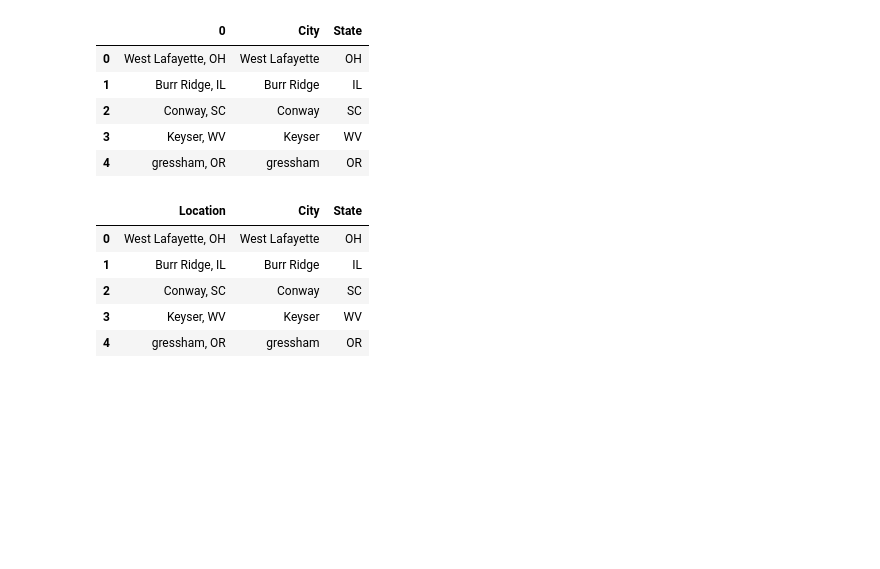
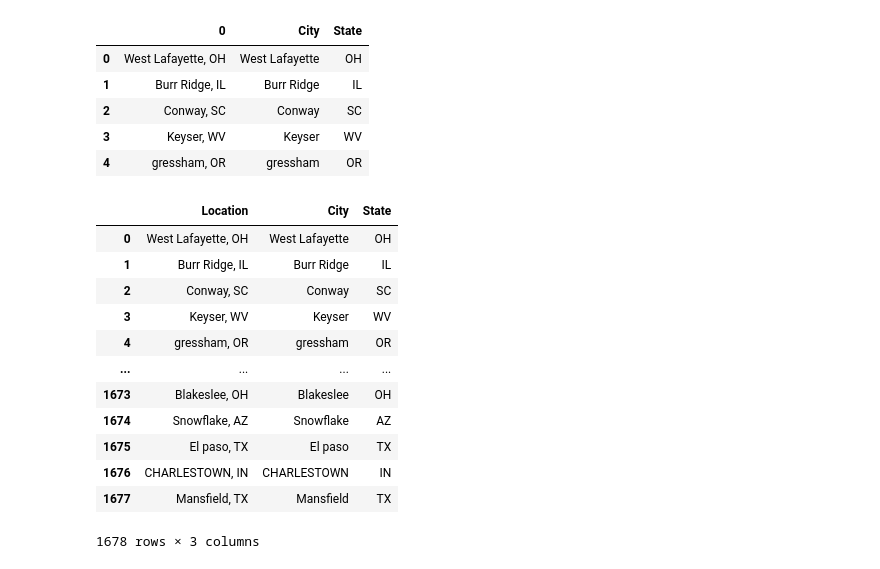
Before and after one commit to scheaton/Group-Project-3, a Jupyter notebook: latlngbook.ipynb, the cells around one changed output. Drawn from its saved outputs; the diff is of its cells as text; code cells hidden in the pictures; blank space fills up the shorter version.

```diff
--- a/latlngbook.ipynb
+++ b/latlngbook.ipynb
@@ -105,11 +88,18 @@ unique_df.head()
 # %%
 unique_df.rename({0:"Location"}, axis="columns", inplace=True)
 # %%
-unique_df.head()
+unique_df
 # %% [output]
 |  | Location | City | State |
 | 0 | West Lafayette, OH | West Lafayette | OH |
 | 1 | Burr Ridge, IL | Burr Ridge | IL |
 | 2 | Conway, SC | Conway | SC |
 | 3 | Keyser, WV | Keyser | WV |
 | 4 | gressham, OR | gressham | OR |
+| ... | ... | ... | ... |
+| 1673 | Blakeslee, OH | Blakeslee | OH |
+| 1674 | Snowflake, AZ | Snowflake | AZ |
+| 1675 | El paso, TX | El paso | TX |
+| 1676 | CHARLESTOWN, IN | CHARLESTOWN | IN |
+| 1677 | Mansfield, TX | Mansfield | TX |
+1678 rows × 3 columns
```
Also changed, not shown: parts of 5 cells of this notebook, 1 other file.
